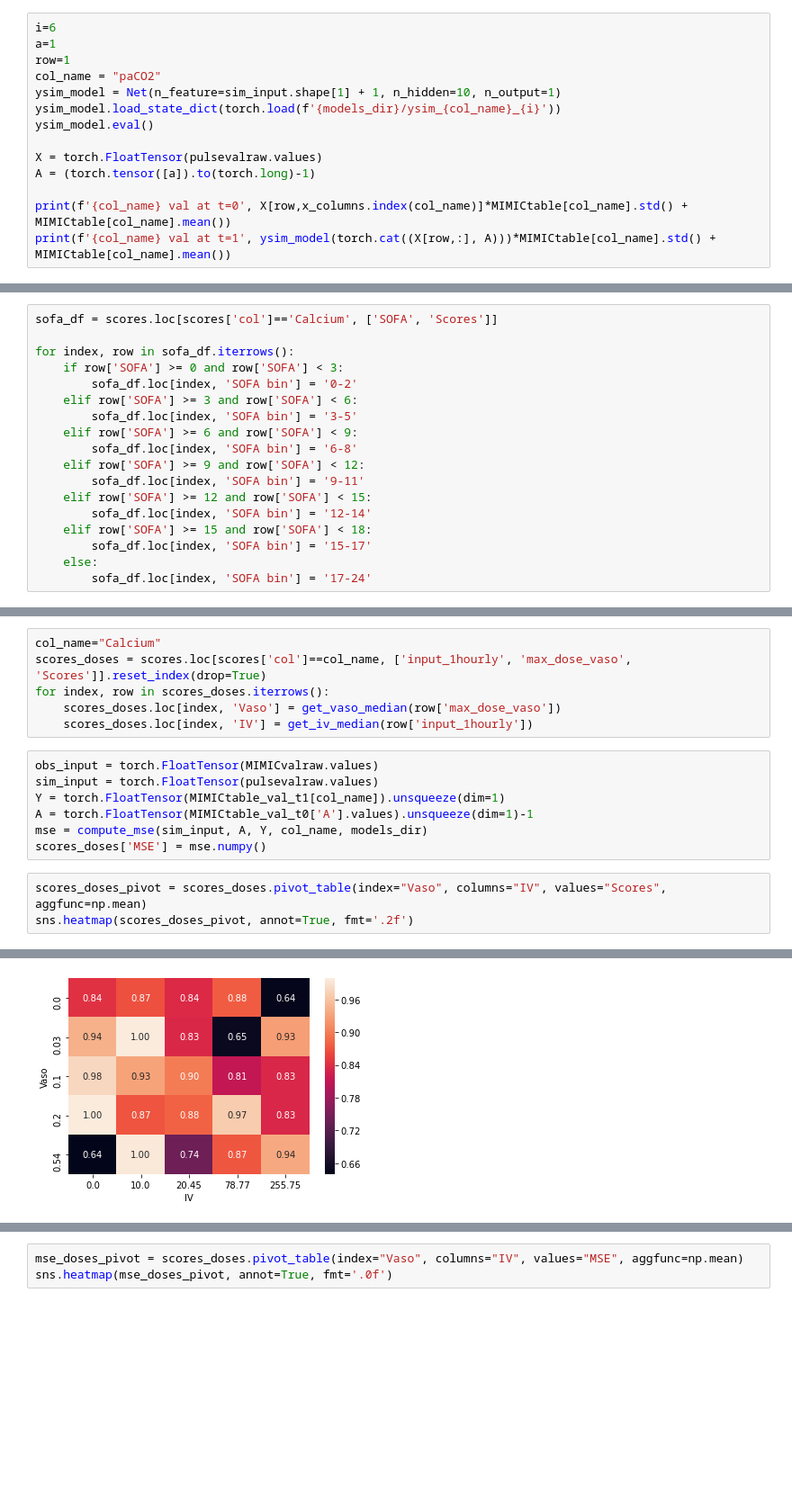
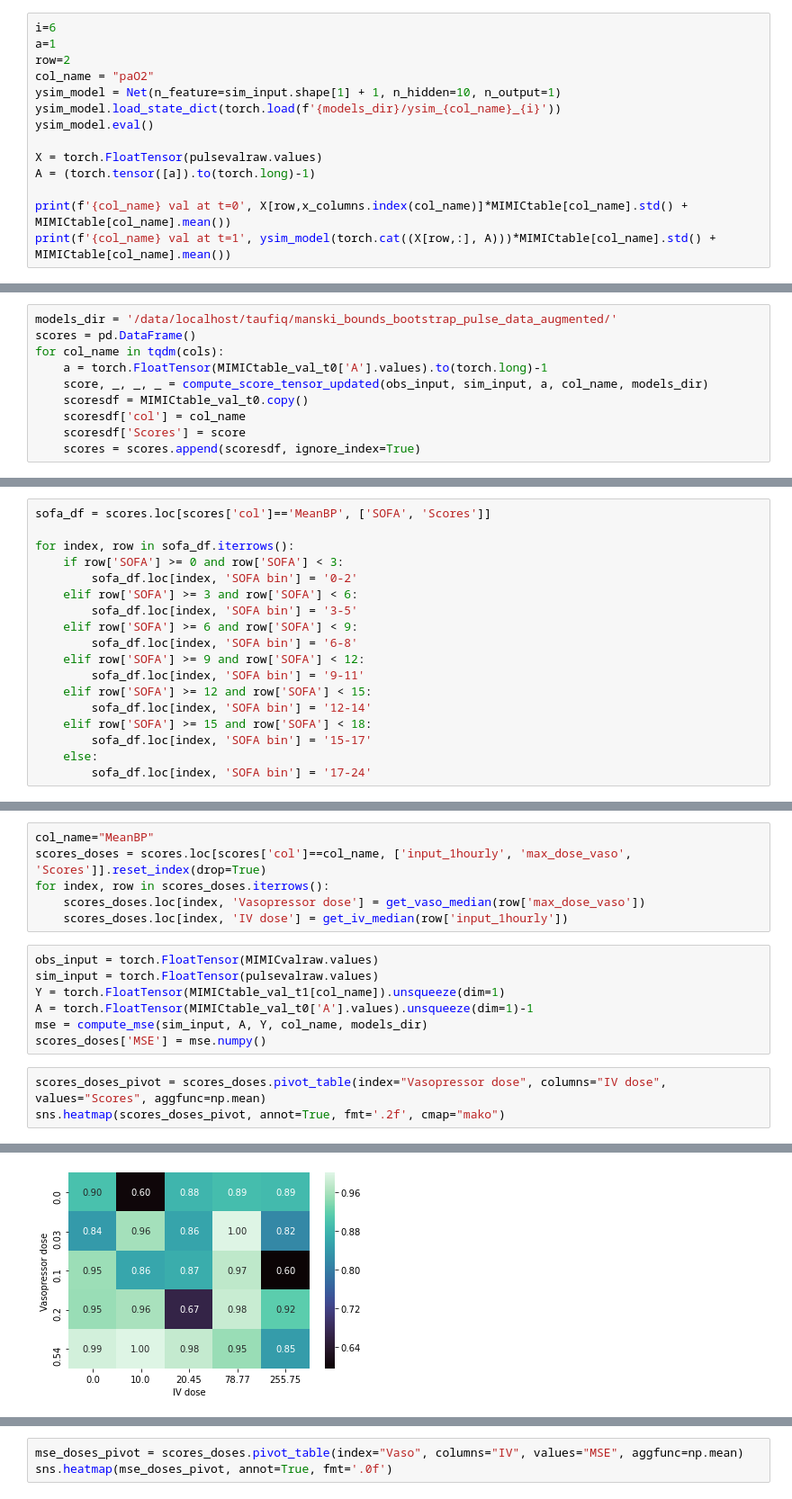
Before and after one commit to faaizT/CausalTwinAssessment, a Jupyter notebook: Manski bounds analysis (updated).ipynb, the cells around one changed output, grey strips where cells are left out. Shown at 90% size. Cells and saved outputs as stored; diff of their text form; blank space fills up the shorter version.

```diff
--- a/Manski bounds analysis (updated).ipynb
+++ b/Manski bounds analysis (updated).ipynb
@@ -409,8 +412,8 @@ sim_input = torch.FloatTensor(pulsevalraw.values)
 # %%
 i=6
 a=1
-row=1
-col_name = "paCO2"
+row=2
+col_name = "paO2"
 ysim_model = Net(n_feature=sim_input.shape[1] + 1, n_hidden=10, n_output=1)
 ysim_model.load_state_dict(torch.load(f'{models_dir}/ysim_{col_name}_{i}'))
 ysim_model.eval()
@@ -425,0 +439,10 @@ paCO2 val at t=1 tensor([-5.8507], grad_fn=<AddBackward0>)
+# %%
+models_dir = '/data/localhost/taufiq/manski_bounds_bootstrap_pulse_data_augmented/'
+scores = pd.DataFrame()
+for col_name in tqdm(cols):
+    a = torch.FloatTensor(MIMICtable_val_t0['A'].values).to(torch.long)-1
+    score, _, _, _ = compute_score_tensor_updated(obs_input, sim_input, a, col_name, models_dir)
+    scoresdf = MIMICtable_val_t0.copy()
+    scoresdf['col'] = col_name
+    scoresdf['Scores'] = score
+    scores = scores.append(scoresdf, ignore_index=True)
@@ -558,7 +601,7 @@ scores_mse.head()
 #             mse = compute_mse_sofa(sim_input, a, col_name, models_dir, s)
 #             scores = scores.append({'Action': int(a), 'score': score.mean().item(), 'mse': mse.item(), 'SOFA': f'{(s-1)*6} - {s*6-1}' }, ignore_index=True)
 # %%
-sofa_df = scores.loc[scores['col']=='Calcium', ['SOFA', 'Scores']]
+sofa_df = scores.loc[scores['col']=='MeanBP', ['SOFA', 'Scores']]
 
 for index, row in sofa_df.iterrows():
     if row['SOFA'] >= 0 and row['SOFA'] < 3:
@@ -599,11 +669,11 @@ def get_iv_median(iv_vol):
         if (iv_vol <= MIMICtable_filtered_t0.loc[io==iv, 'input_1hourly'].max()) and (iv_vol >= MIMICtable_filtered_t0.loc[io==iv, 'input_1hourly'].min()):
             return round(ma1[iv-1], 2)
 # %%
-col_name="Calcium"
+col_name="MeanBP"
 scores_doses = scores.loc[scores['col']==col_name, ['input_1hourly', 'max_dose_vaso', 'Scores']].reset_index(drop=True)
 for index, row in scores_doses.iterrows():
-    scores_doses.loc[index, 'Vaso'] = get_vaso_median(row['max_dose_vaso'])
-    scores_doses.loc[index, 'IV'] = get_iv_median(row['input_1hourly'])
+    scores_doses.loc[index, 'Vasopressor dose'] = get_vaso_median(row['max_dose_vaso'])
+    scores_doses.loc[index, 'IV dose'] = get_iv_median(row['input_1hourly'])
 # %%
 obs_input = torch.FloatTensor(MIMICvalraw.values)
 sim_input = torch.FloatTensor(pulsevalraw.values)
@@ -612,9 +682,9 @@ A = torch.FloatTensor(MIMICtable_val_t0['A'].values).unsqueeze(dim=1)-1
 mse = compute_mse(sim_input, A, Y, col_name, models_dir)
 scores_doses['MSE'] = mse.numpy()
 # %%
-scores_doses_pivot = scores_doses.pivot_table(index="Vaso", columns="IV", values="Scores", aggfunc=np.mean)
-sns.heatmap(scores_doses_pivot, annot=True, fmt='.2f')
+scores_doses_pivot = scores_doses.pivot_table(index="Vasopressor dose", columns="IV dose", values="Scores", aggfunc=np.mean)
+sns.heatmap(scores_doses_pivot, annot=True, fmt='.2f', cmap="mako")
 # %% [output]
 <matplotlib.axes._subplots.AxesSubplot at 0x...>
-[figure, old version]
+[figure, new version]
 # %%
```
Also changed, not shown: parts of 23 cells of this notebook, 3 other files.
